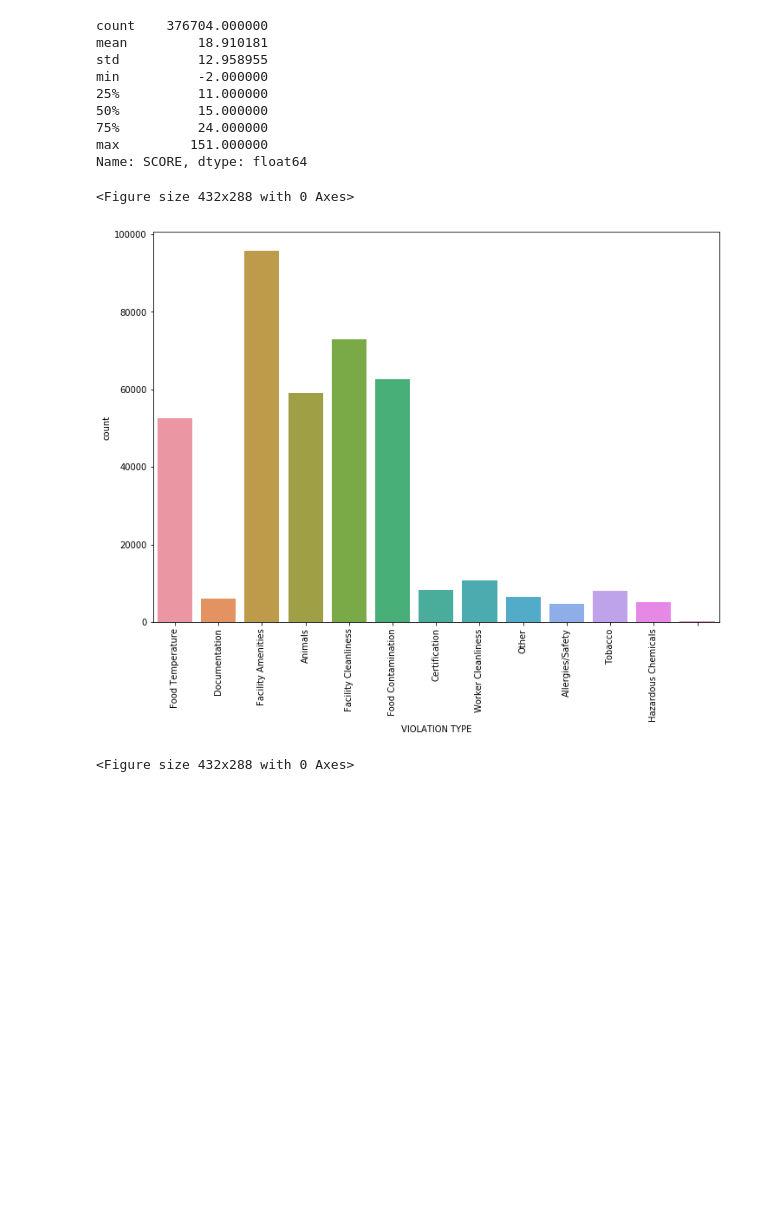
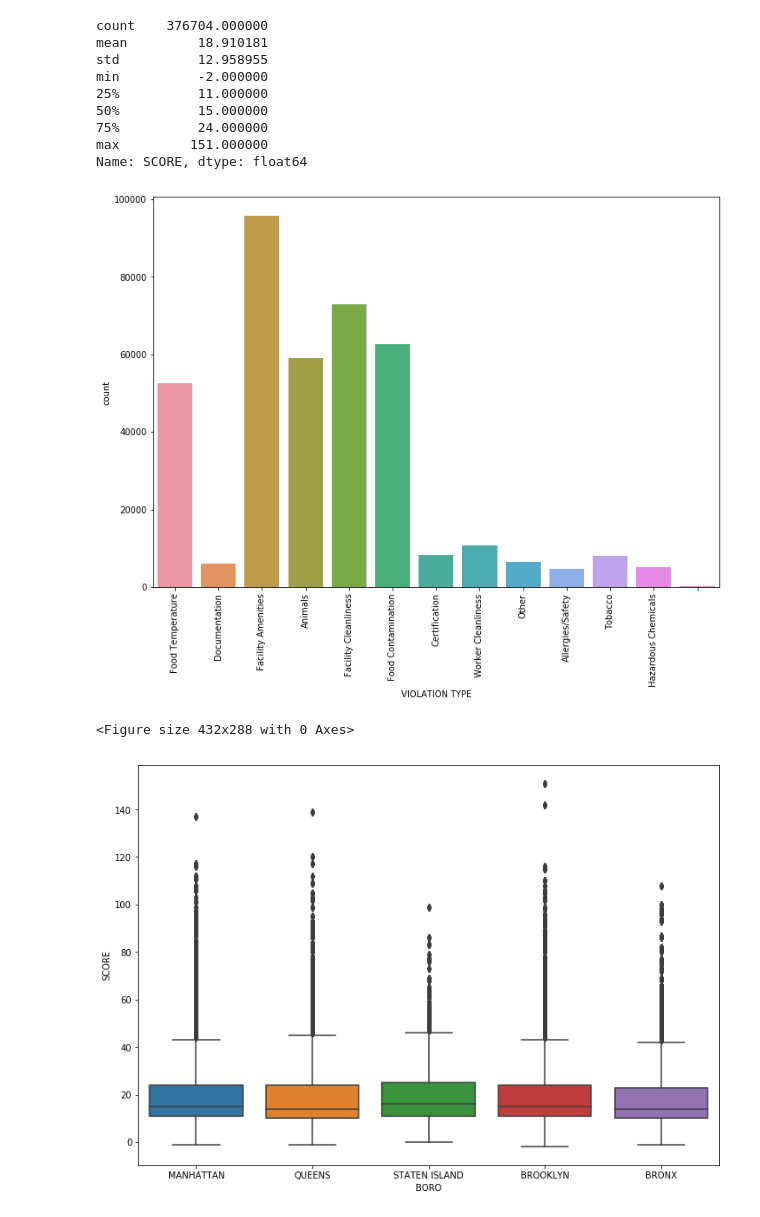
Before and after one commit to stefanopoggio/restaurant-inspection, a Jupyter notebook: Inspection_code.ipynb, the cells around one changed output. Cells and saved outputs as stored; diff of their text form; code cells hidden in the pictures; blank space fills up the shorter version.

Commit message:
Added boxplot for boros

```diff
--- a/Inspection_code.ipynb
+++ b/Inspection_code.ipynb
@@ -75,8 +75,15 @@ df.insert(10, 'VIOLATION TYPE', codes)
 fig, ax = plt.subplots(figsize=(11.7, 8.27))
 figure = sns.countplot(df['VIOLATION TYPE'], ax=ax)
 figure.set_xticklabels(figure.get_xticklabels(),rotation=90)
-plt.figure()
+_ = plt.figure()
 # %% [output]
+[figure]
 <Figure size 432x288 with 0 Axes>
-[figure]
-<Figure size 432x288 with 0 Axes>
+# %%
+df1 = df.loc[:,['BORO','SCORE']].dropna()
+boros = df1.groupby(['BORO'])
+boros.describe()
+fig, ax = plt.subplots(figsize=(11.7, 8.27))
+_ = sns.boxplot(df1['BORO'], df1['SCORE'], ax=ax)
+# %% [output]
+[figure, added]
```
